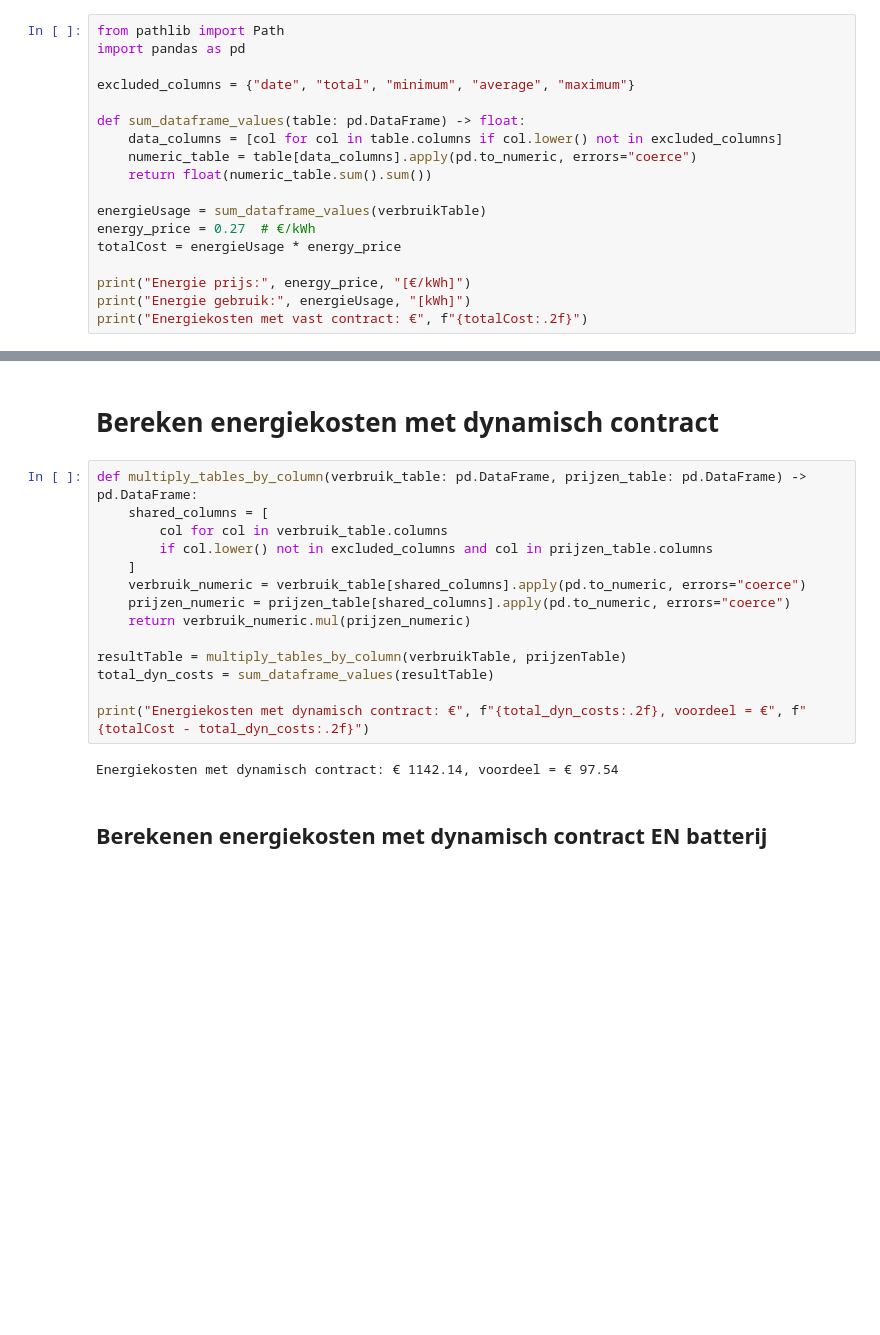
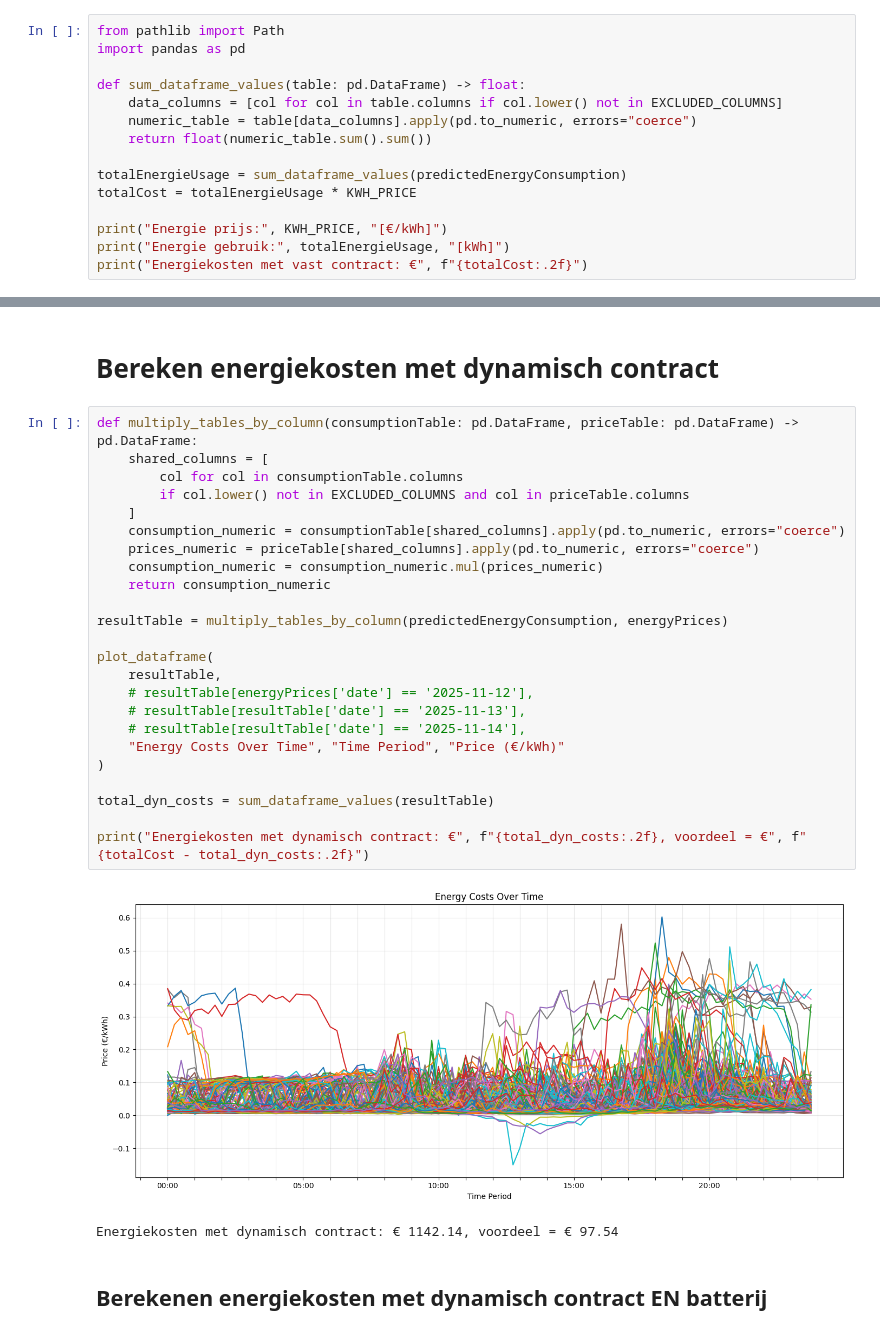
Before and after one commit to FDonkers/thuisbatterij, a Jupyter notebook: energiekosten/bereken_energiekosten.ipynb, the cells around one changed output, grey strips where cells are left out. Cells and saved outputs as stored; diff of their text form; blank space fills up the shorter version.

```diff
--- a/energiekosten/bereken_energiekosten.ipynb
+++ b/energiekosten/bereken_energiekosten.ipynb
@@ -49,19 +82,16 @@ Rows in prijzenTable: 365, elements per row: 101
 from pathlib import Path
 import pandas as pd
 
-excluded_columns = {"date", "total", "minimum", "average", "maximum"}
-
 def sum_dataframe_values(table: pd.DataFrame) -> float:
-    data_columns = [col for col in table.columns if col.lower() not in excluded_columns]
+    data_columns = [col for col in table.columns if col.lower() not in EXCLUDED_COLUMNS]
     numeric_table = table[data_columns].apply(pd.to_numeric, errors="coerce")
     return float(numeric_table.sum().sum())
 
-energieUsage = sum_dataframe_values(verbruikTable)
-energy_price = 0.27  # €/kWh
-totalCost = energieUsage * energy_price
+totalEnergieUsage = sum_dataframe_values(predictedEnergyConsumption)
+totalCost = totalEnergieUsage * KWH_PRICE
 
-print("Energie prijs:", energy_price, "[€/kWh]")
-print("Energie gebruik:", energieUsage, "[kWh]")
+print("Energie prijs:", KWH_PRICE, "[€/kWh]")
+print("Energie gebruik:", totalEnergieUsage, "[kWh]")
 print("Energiekosten met vast contract: €", f"{totalCost:.2f}")
 # %% [output]
 Energie prijs: 0.27 [€/kWh]
@@ -70,20 +100,31 @@ Energiekosten met vast contract: € 1239.68
 # %% [markdown]
 # Bereken energiekosten met dynamisch contract
 # %%
-def multiply_tables_by_column(verbruik_table: pd.DataFrame, prijzen_table: pd.DataFrame) -> pd.DataFrame:
+def multiply_tables_by_column(consumptionTable: pd.DataFrame, priceTable: pd.DataFrame) -> pd.DataFrame:
     shared_columns = [
-        col for col in verbruik_table.columns
-        if col.lower() not in excluded_columns and col in prijzen_table.columns
+        col for col in consumptionTable.columns
+        if col.lower() not in EXCLUDED_COLUMNS and col in priceTable.columns
     ]
-    verbruik_numeric = verbruik_table[shared_columns].apply(pd.to_numeric, errors="coerce")
-    prijzen_numeric = prijzen_table[shared_columns].apply(pd.to_numeric, errors="coerce")
-    return verbruik_numeric.mul(prijzen_numeric)
+    consumption_numeric = consumptionTable[shared_columns].apply(pd.to_numeric, errors="coerce")
+    prices_numeric = priceTable[shared_columns].apply(pd.to_numeric, errors="coerce")
+    consumption_numeric = consumption_numeric.mul(prices_numeric)
+    return consumption_numeric
 
-resultTable = multiply_tables_by_column(verbruikTable, prijzenTable)
+resultTable = multiply_tables_by_column(predictedEnergyConsumption, energyPrices)
+
+plot_dataframe(
+    resultTable,
+    # resultTable[energyPrices['date'] == '2025-11-12'],
+    # resultTable[resultTable['date'] == '2025-11-13'],
+    # resultTable[resultTable['date'] == '2025-11-14'],
+    "Energy Costs Over Time", "Time Period", "Price (€/kWh)"
+)
+
 total_dyn_costs = sum_dataframe_values(resultTable)
 
 print("Energiekosten met dynamisch contract: €", f"{total_dyn_costs:.2f}, voordeel = €", f"{totalCost - total_dyn_costs:.2f}")
 # %% [output]
+[figure, added]
 Energiekosten met dynamisch contract: € 1142.14, voordeel = € 97.54
 # %% [markdown]
 ## Berekenen energiekosten met dynamisch contract EN batterij
```
Also changed, not shown: parts of 4 cells of this notebook, 3 other files.
